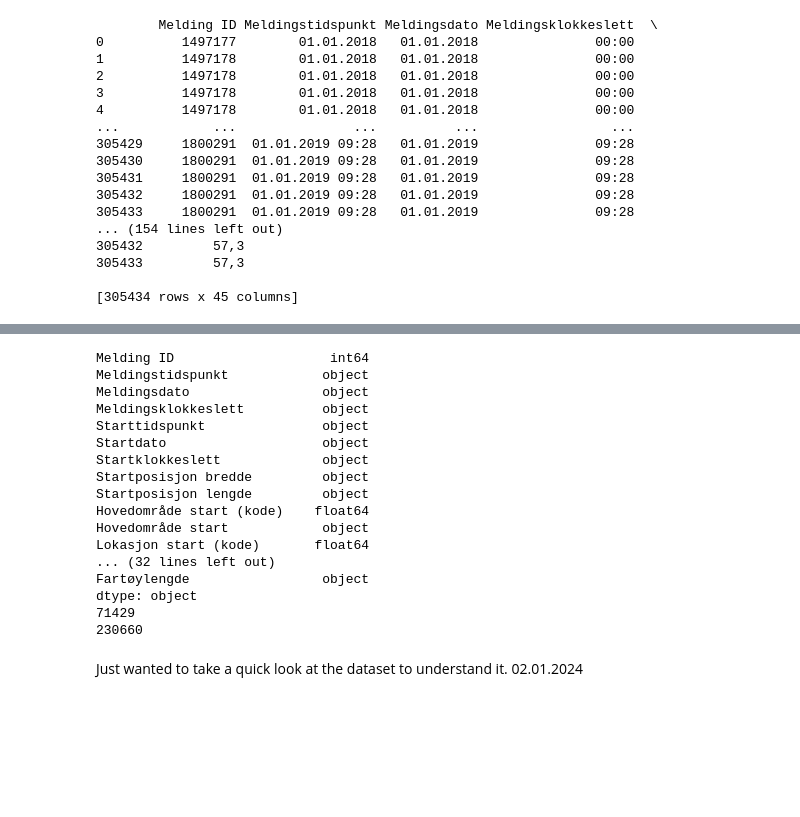
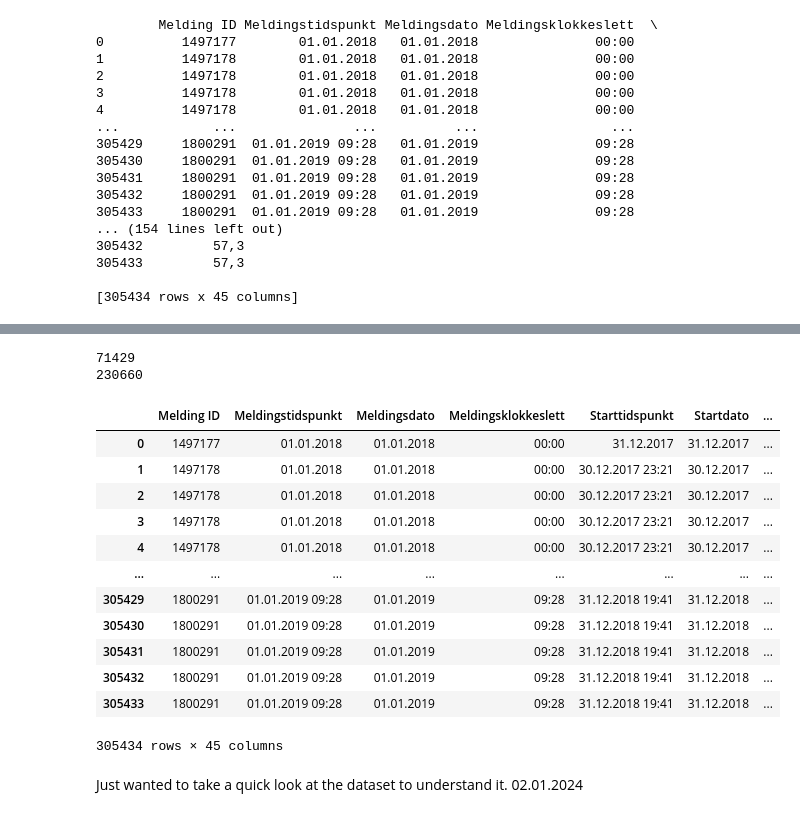
Before and after one commit to Destroyers04/Info284_Project, a Jupyter notebook: Data Processing/aaronProcessingData.ipynb, the cells around one changed output, grey strips where cells are left out. Drawn from its saved outputs; the diff is of its cells as text; code cells hidden in the pictures; blank space fills up the shorter version.

Commit message:
Noted my findings
Read through a bit of the document and updates other files where it was necessary

```diff
--- a/Data Processing/aaronProcessingData.ipynb
+++ b/Data Processing/aaronProcessingData.ipynb
@@ -4,8 +4,8 @@ warnings.filterwarnings('ignore')
 import pandas as pd
 pd.set_option('display.max_columns',None)
 # %%
-datasetSample = pd.read_csv("H:\Programming\Python\Informasjonsvitenskap\Info-284\Info284_Project\Exam Task\Dataset\elektronisk-rapportering-ers-2018-fangstmelding-dca-simple.csv", sep=";")
-print(datasetSample)
+dataset = pd.read_csv("H:\Informasjonsvitenskap\Programming\Python\Info-284\Info284_Project\Exam Task\Dataset\elektronisk-rapportering-ers-2018-fangstmelding-dca-simple.csv", sep=";")
+print(dataset)
 # %% [output]
         Melding ID Meldingstidspunkt Meldingsdato Meldingsklokkeslett  \
 0          1497177        01.01.2018   01.01.2018               00:00
@@ -27,24 +47,24 @@ print(datasetSample)
 # %%
-print(datasetSample.dtypes)
-print(datasetSample['Bruttotonnasje 1969'].isnull().sum())
-print(datasetSample['Bruttotonnasje annen'].isnull().sum())
+print(dataset['Bruttotonnasje 1969'].isnull().sum())
+print(dataset['Bruttotonnasje annen'].isnull().sum())
 # %% [output]
-Melding ID                    int64
-Meldingstidspunkt            object
-Meldingsdato                 object
-Meldingsklokkeslett          object
-Starttidspunkt               object
-Startdato                    object
-Startklokkeslett             object
-Startposisjon bredde         object
-Startposisjon lengde         object
-Hovedområde start (kode)    float64
-Hovedområde start            object
-Lokasjon start (kode)       float64
-... (32 lines left out)
-Fartøylengde                 object
-dtype: object
 71429
 230660
+# %%
+pd.DataFrame(dataset)
+# %% [output]
+|  | Melding ID | Meldingstidspunkt | Meldingsdato | Meldingsklokkeslett | Starttidspunkt | Startdato | ... |
+| 0 | 1497177 | 01.01.2018 | 01.01.2018 | 00:00 | 31.12.2017 | 31.12.2017 | ... |
+| 1 | 1497178 | 01.01.2018 | 01.01.2018 | 00:00 | 30.12.2017 23:21 | 30.12.2017 | ... |
+| 2 | 1497178 | 01.01.2018 | 01.01.2018 | 00:00 | 30.12.2017 23:21 | 30.12.2017 | ... |
+| 3 | 1497178 | 01.01.2018 | 01.01.2018 | 00:00 | 30.12.2017 23:21 | 30.12.2017 | ... |
+| 4 | 1497178 | 01.01.2018 | 01.01.2018 | 00:00 | 30.12.2017 23:21 | 30.12.2017 | ... |
+| ... | ... | ... | ... | ... | ... | ... | ... |
+| 305429 | 1800291 | 01.01.2019 09:28 | 01.01.2019 | 09:28 | 31.12.2018 19:41 | 31.12.2018 | ... |
+| 305430 | 1800291 | 01.01.2019 09:28 | 01.01.2019 | 09:28 | 31.12.2018 19:41 | 31.12.2018 | ... |
+| 305431 | 1800291 | 01.01.2019 09:28 | 01.01.2019 | 09:28 | 31.12.2018 19:41 | 31.12.2018 | ... |
+| 305432 | 1800291 | 01.01.2019 09:28 | 01.01.2019 | 09:28 | 31.12.2018 19:41 | 31.12.2018 | ... |
+| 305433 | 1800291 | 01.01.2019 09:28 | 01.01.2019 | 09:28 | 31.12.2018 19:41 | 31.12.2018 | ... |
+305434 rows × 45 columns
 # %% [markdown]
 Just wanted to take a quick look at the dataset to understand it. 02.01.2024
```
Also changed, not shown: parts of 2 cells of this notebook, 4 other files.
